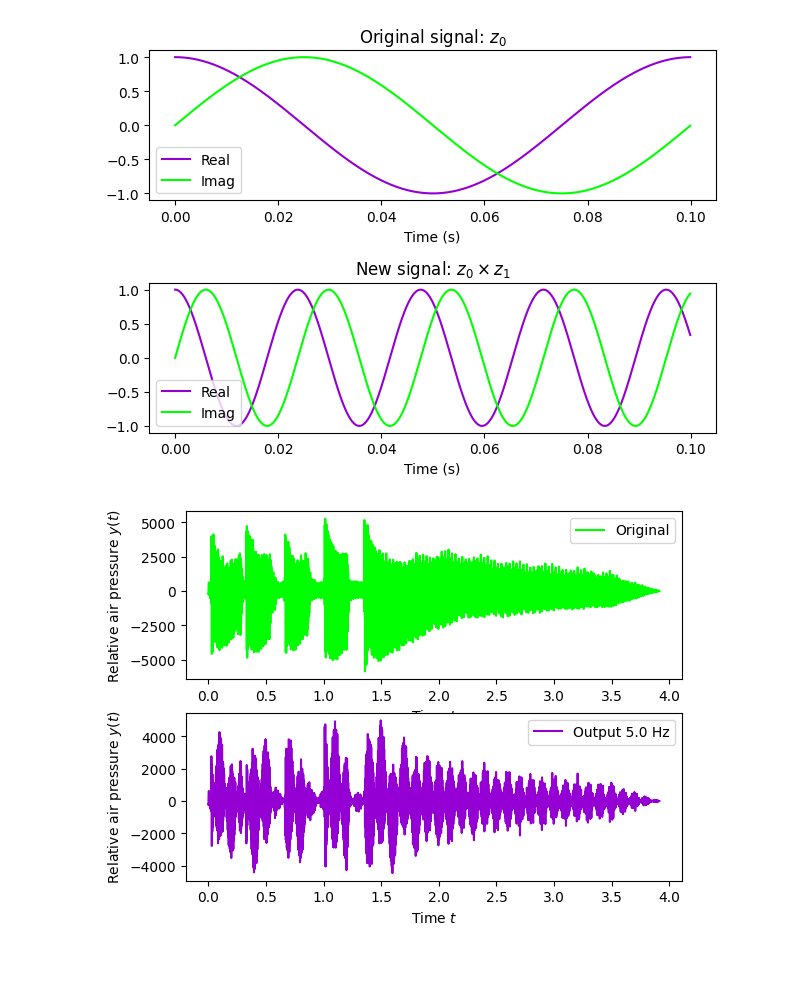
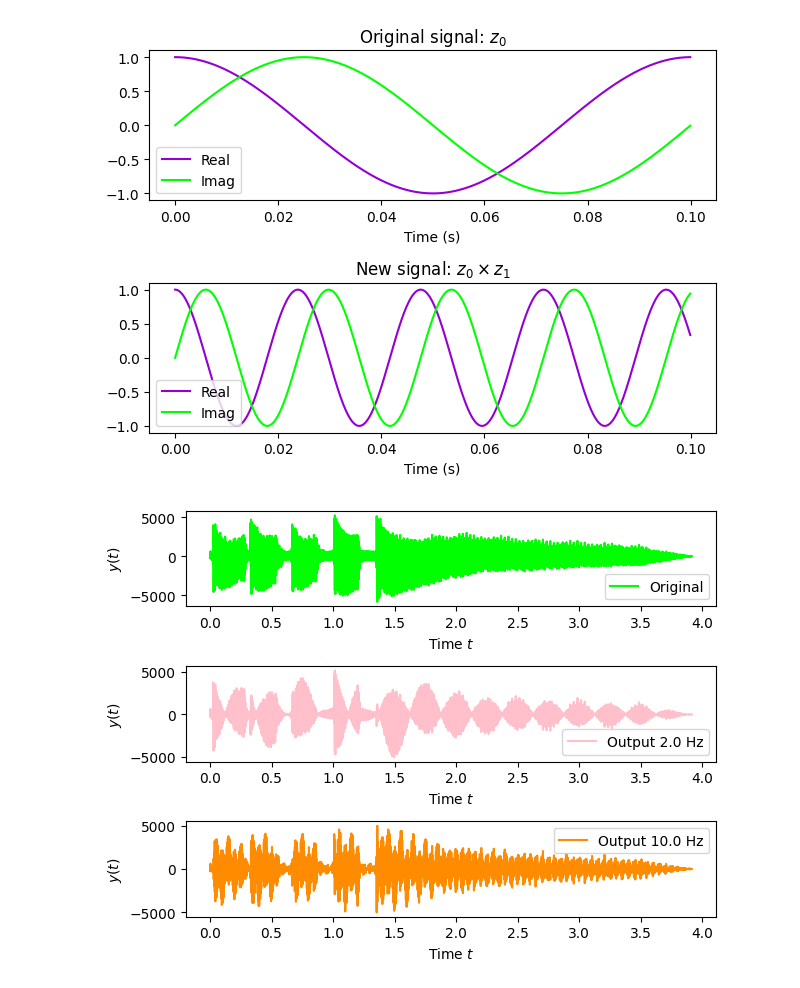
Before and after one commit to ee-ucmerced/ee102-signals-systems, a Jupyter notebook: lecture_notes/week3_systems/guitar_modulation.ipynb, the cells around one changed output. Cells and saved outputs as stored; diff of their text form; code cells hidden in the pictures.

```diff
--- a/lecture_notes/week3_systems/guitar_modulation.ipynb
+++ b/lecture_notes/week3_systems/guitar_modulation.ipynb
@@ -44,36 +45,45 @@ plt.show()
 # %%
 
 
 import matplotlib.pyplot as plt
 import numpy as np
 import scipy.io.wavfile as sio
 
 wav = sio.read("guitar_clean.wav")
 sample_rate = wav[0]  # Sample rate
 x = wav[1][:, 0]      # Read only one stereo channel
 
 # Create time vector (independent variable)
 time_vec = np.arange(len(x)) / float(sample_rate)
 
-# Multiply the signal with a cosine wave of frequency f = 5.0 Hz
-modulator_frequency = 5.0
-out = x * np.exp(1j * 2.0 * np.pi * time_vec * modulator_frequency).real
+# Multiply the signal with a cosine wave of frequency f = 2.0 Hz
+modulator_frequency = 2.0
+out1 = x * np.exp(1j * 2.0 * np.pi * time_vec * modulator_frequency).real
+modulator_frequency = 10.0
+out2 = x * np.exp(1j * 2.0 * np.pi * time_vec * modulator_frequency).real
 
 # write the output to a wav file
-sio.write("guitar_modulated.wav", sample_rate, out.astype(np.int16))
+sio.write("guitar_modulated.wav", sample_rate, out1.astype(np.int16))
 # Plot original and modified signals
-fig, ax = plt.subplots(2, 1)
+fig, ax = plt.subplots(3, 1)
 ax[0].plot(time_vec, x, label="Original", color="lime")
 ax[0].legend()
 ax[0].set_xlabel("Time $t$")
-ax[0].set_ylabel("Relative air pressure $y(t)$")
+ax[0].set_ylabel("$y(t)$")
 
 # Plot the modulated signal in the second subplot
-ax[1].plot(time_vec, out, label="Output 5.0 Hz", color="darkviolet")
+ax[1].plot(time_vec, out1, label="Output 2.0 Hz", color="pink")
 ax[1].legend()
 ax[1].set_xlabel("Time $t$")
-ax[1].set_ylabel("Relative air pressure $y(t)$")
+ax[1].set_ylabel("$y(t)$")
 
+ax[2].plot(time_vec, out2, label="Output 10.0 Hz", color="darkorange")
+ax[2].legend()
+ax[2].set_xlabel("Time $t$")
+ax[2].set_ylabel("$y(t)$")
+plt.tight_layout()
+
+plt.savefig("figs/fm_guitar.png")
 plt.show()
 # %% [output]
-[figure, old version]
+[figure, new version]
```
Also changed, not shown: parts of 1 cell of this notebook, 5 other files.
